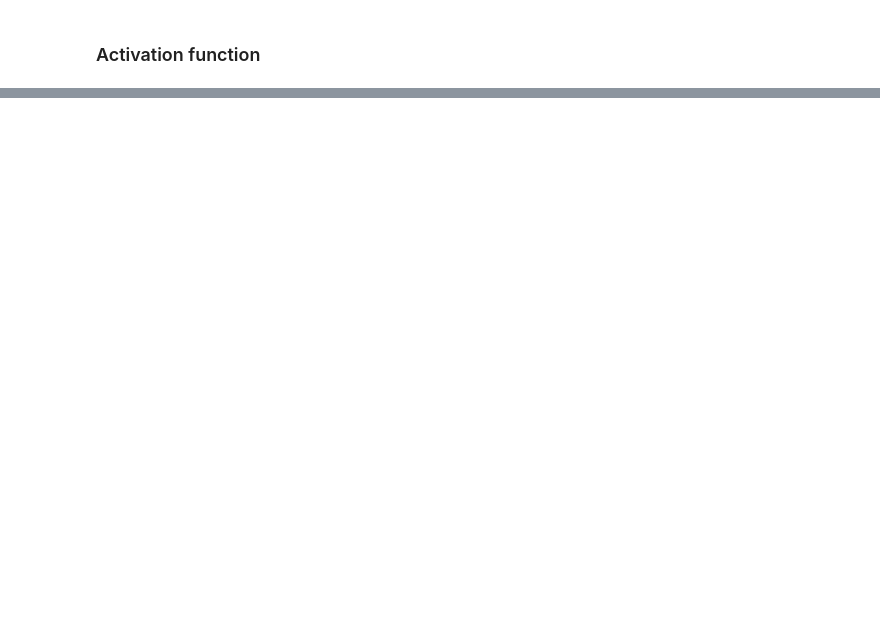
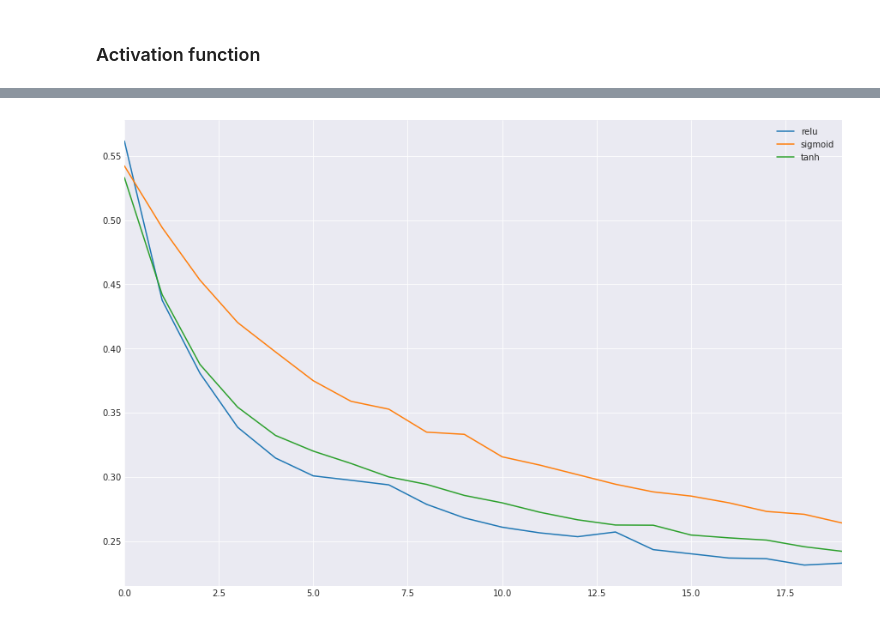
Before and after one commit to MikSm1th/datacamp_notes, a Jupyter notebook: deep_w_keras/Chap3.ipynb, the cells around one changed output, grey strips where cells are left out. Saved outputs shown, nothing was run; the diff lists cells and outputs as text; code cells hidden in the pictures; blank space fills up the shorter version.

```diff
--- a/deep_w_keras/Chap3.ipynb
+++ b/deep_w_keras/Chap3.ipynb
@@ -157,0 +196,41 @@ plot_results(train_accs, test_accs)
+# %%
+def get_model(act_function):
+    model = Sequential()
+
+    # Add a hidden layer of 64 neurons and a 20 neuron's input
+    model.add(Dense(64, input_shape=(20,), activation=act_function))
+
+    # Add an output layer of 3 neurons with sigmoid activation
+    model.add(Dense(3, activation='sigmoid'))
+
+    # Compile your model with adam and binary crossentropy loss
+    model.compile(optimizer='adam',
+               loss='binary_crossentropy',
+               metrics=['accuracy'])
+    return model
+# %%
+# Set a seed
+np.random.seed(27)
+
+# Activation functions to try
+activations = ['relu', 'sigmoid', 'tanh']
+
+# Loop over the activation functions
+activation_results = {}
+
+for act in activations:
+  # Get a new model with the current activation
+  model = get_model(act)
+  # Fit the model
+  history = model.fit(X_train, y_train, epochs=20,
+                    validation_data=(X_test, y_test), verbose=0)
+  activation_results[act] = history
+# %%
+val_loss_per_funct = {k:v.history['val_loss'] for k,v in activation_results.items()}
+val_acc_per_funct = {k:v.history['accuracy'] for k,v in activation_results.items()}
+# %%
+val_loss = pd.DataFrame(val_loss_per_funct)
+val_loss.plot()
+plt.show()
+# %% [output]
+[figure, added]
```
Also changed, not shown: parts of 28 cells of this notebook, 2 other files.
